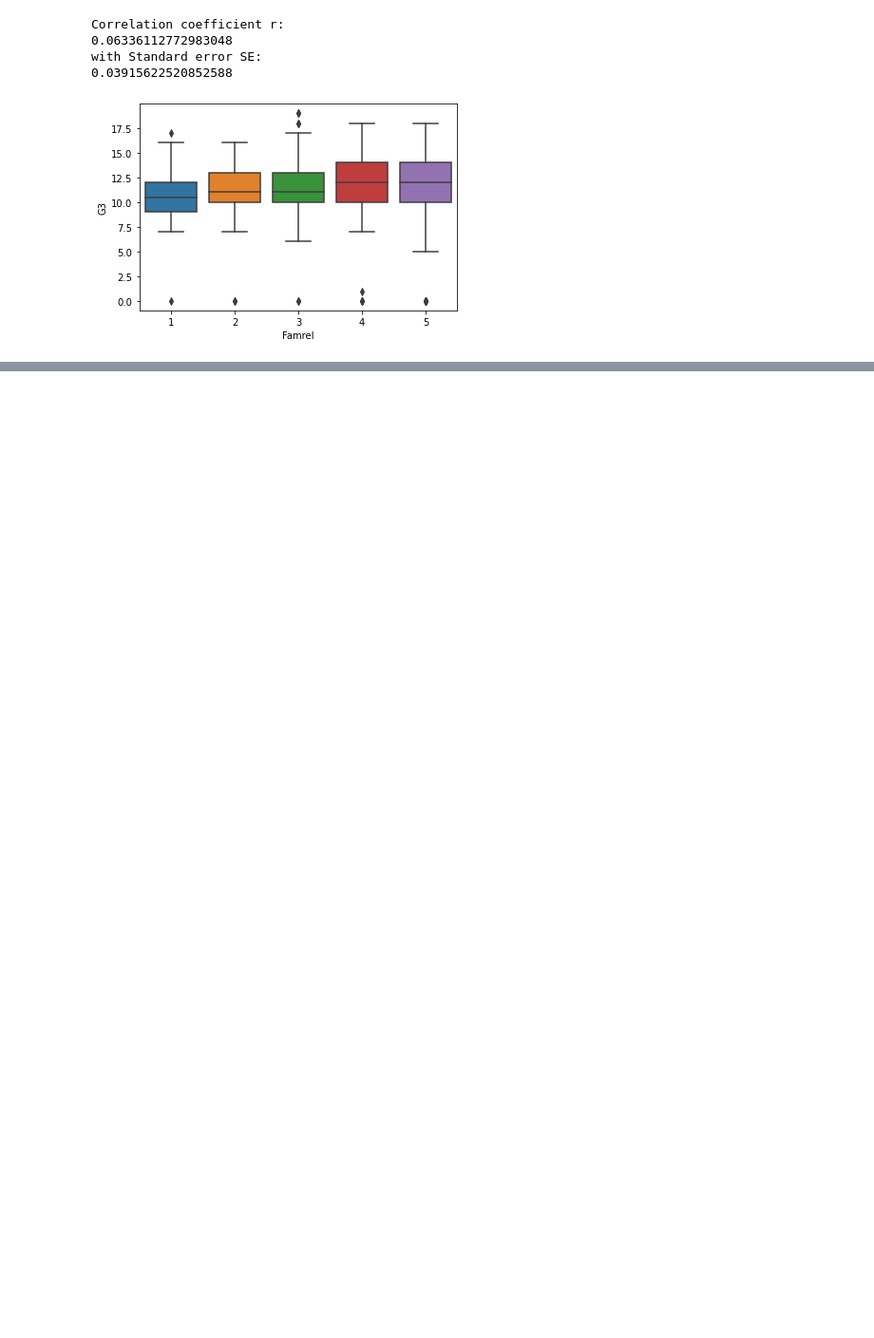
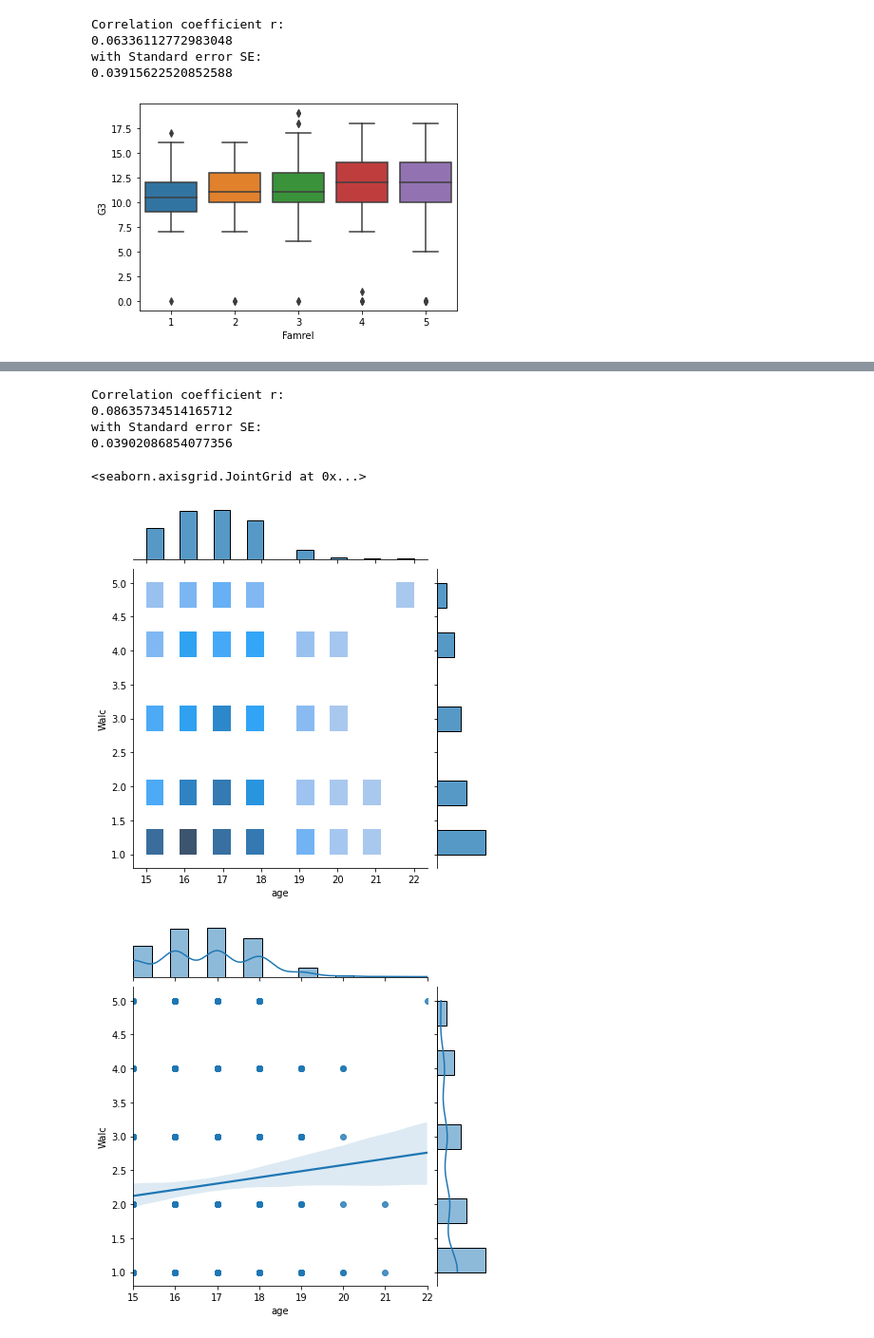
Before and after one commit to lucarossi9/statistical-computation-team-1, a Jupyter notebook: correlations.ipynb, the cells around one changed output, grey strips where cells are left out. Shown at 95% size. Cells and saved outputs as stored; diff of their text form; code cells hidden in the pictures; blank space fills up the shorter version.

```diff
--- a/correlations.ipynb
+++ b/correlations.ipynb
@@ -103,0 +167,20 @@ ax = sns.boxplot(x="sex", y="G3", data=data)
+# %%
+#correlation between age and Alcool weekendly consuption
+x=data.age
+y=data.Walc
+r=np.corrcoef(x, y)[1,0] #correlation coefficient
+SE=(1-r**2)/mt.sqrt(n-2) #standard error
+print('Correlation coefficient r:')
+print(r)
+print('with Standard error SE:')
+print(SE)
+sns.jointplot(data=data, x="age", y="Walc", kind="hist")
+sns.jointplot(data=data, x="age", y="Walc", kind="reg")
+# %% [output]
+Correlation coefficient r:
+0.08635734514165712
+with Standard error SE:
+0.03902086854077356
+<seaborn.axisgrid.JointGrid at 0x...>
+[figure, added]
+[figure, added]
```
Also changed, not shown: parts of 4 cells of this notebook.
